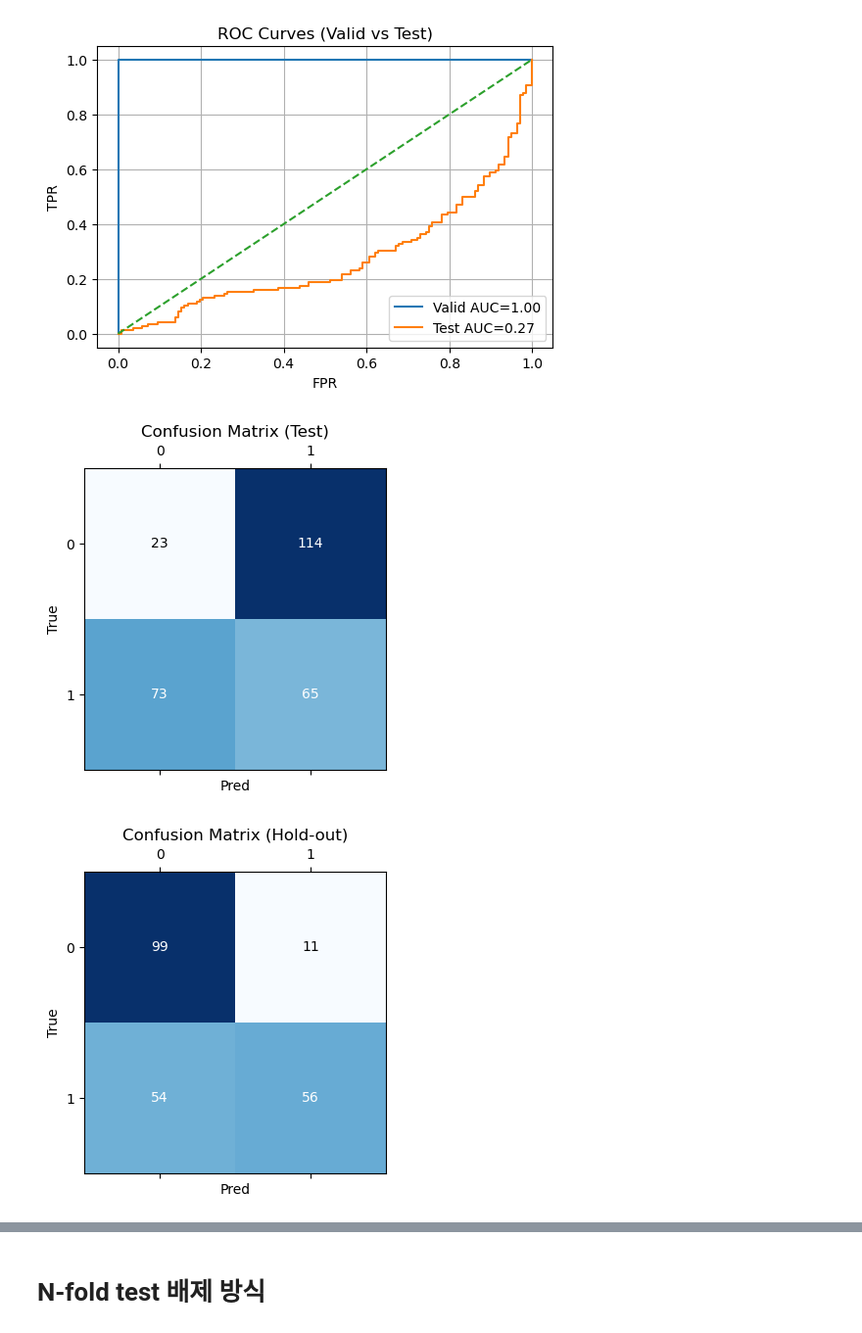
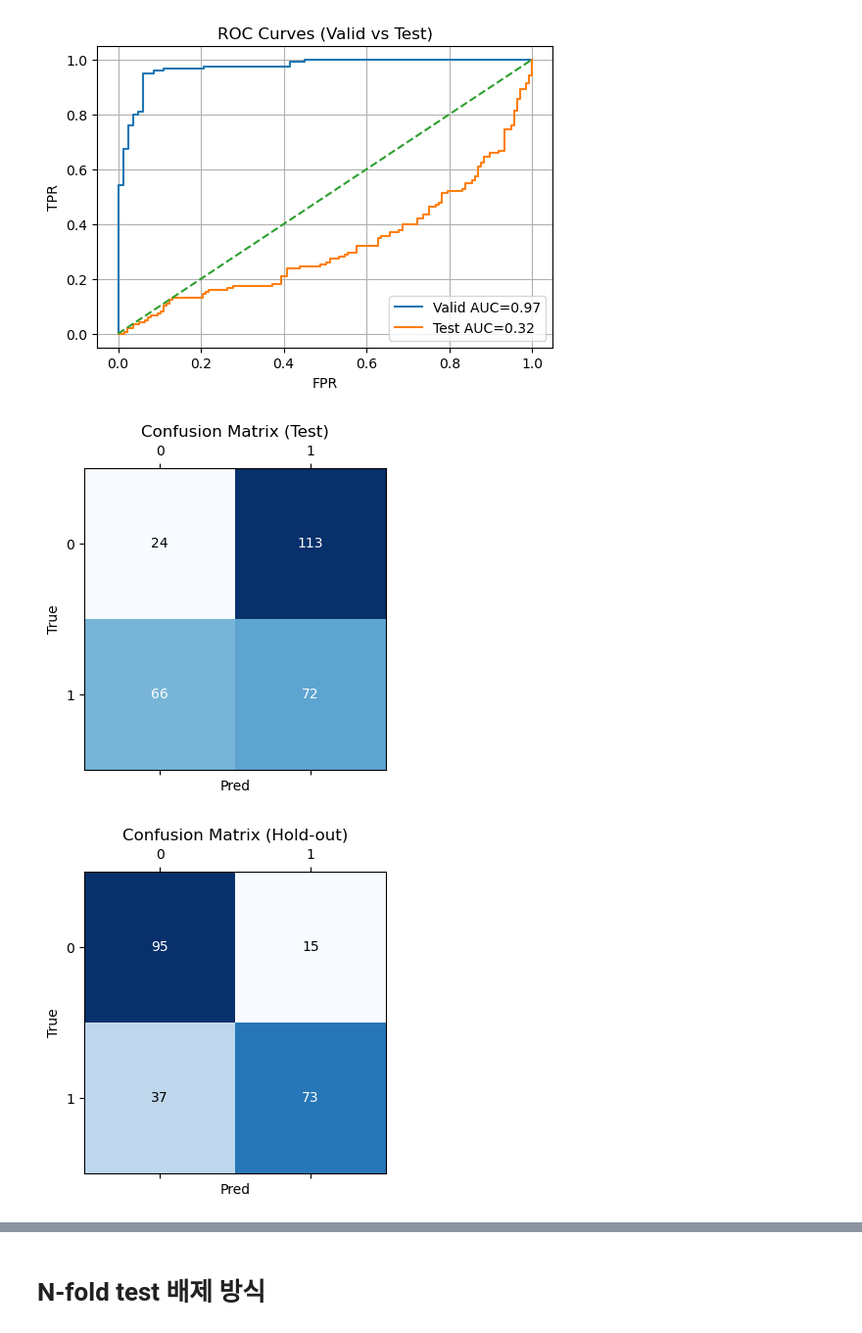
Before and after one commit to drmoon-1st/Jabez, a Jupyter notebook: golf/fusion/classfier.ipynb, the cells around one changed output, grey strips where cells are left out. Shown at 98% size. Saved outputs shown, nothing was run; the diff lists cells and outputs as text; code cells hidden in the pictures.

```diff
--- a/golf/fusion/classfier.ipynb
+++ b/golf/fusion/classfier.ipynb
@@ -57,24 +57,16 @@ X_st_va = reduce_stgcn(X_st_va)
 X_st_te = reduce_stgcn(X_st_te)
 
 # ────────────────────────────────────────────────────────
-# 2. Scaler 학습 (Train+Valid 합쳐서)
-X_train = np.concatenate([X_ts_tr, X_st_tr], axis=1)   # (348, feat_dim)
-X_valid = np.concatenate([X_ts_va, X_st_va], axis=1)   # ( 88, feat_dim)
-scaler  = StandardScaler().fit(
-    np.vstack([X_train, X_valid])                     # (436, feat_dim)
-)
+# 2. 정규화 없이 raw 임베딩 그대로 사용
+X_tr_raw = np.concatenate([X_ts_tr, X_st_tr], axis=1).astype(np.float32)
+X_va_raw = np.concatenate([X_ts_va, X_st_va], axis=1).astype(np.float32)
+X_te_raw = np.concatenate([X_ts_te, X_st_te], axis=1).astype(np.float32)
 
-# 데이터 스케일링
-X_tr_scaled  = scaler.transform(X_train).astype(np.float32)
-X_va_scaled  = scaler.transform(X_valid).astype(np.float32)
-X_te_scaled  = scaler.transform(
-    np.concatenate([X_ts_te, X_st_te], axis=1)
-).astype(np.float32)
+X_trva = np.vstack([X_tr_raw, X_va_raw])  # (436, feat_dim)
+y_trva = np.concatenate([y_tr, y_va], axis=0)   # (436,)
 
-# ────────────────────────────────────────────────────────
-# 3. Train+Valid 전체로 Head MLP 재학습
-X_trva = np.vstack([X_tr_scaled, X_va_scaled])  # (436, feat_dim)
-y_trva = np.concatenate([y_tr, y_va], axis=0)   # (436,)
+# 이후 MLP 학습, valid threshold 계산, test 평가, holdout fine-tune 등은 동일하게 유지
+
 
 class HeadMLP(nn.Module):
     def __init__(self, in_dim):
@@ -119,16 +111,10 @@ for epoch in range(1, RETRAIN_EPOCHS+1):
 model.load_state_dict(best_state)
 
 # ────────────────────────────────────────────────────────
-# 4. VALID에서 MLP 기준으로 optimal threshold 계산
-model.eval()
-with torch.no_grad():
-    va_tensor    = torch.from_numpy(X_va_scaled).to(DEVICE)
-    va_out       = model(va_tensor)
-    probs_va_mlp = torch.softmax(va_out, 1)[:, 1].cpu().numpy()
-
-fpr_va, tpr_va, ths_va = roc_curve(y_va, probs_va_mlp)
-opt_thr_va = ths_va[np.argmax(tpr_va - fpr_va)]
-print(f"[MLP VALID ROC] Optimal threshold = {opt_thr_va:.3f}")
+# 4. VALID threshold 고정 (0.5로 설정)
+opt_thr_va = 0.5
+print(f"[MLP VALID] Fixed threshold = {opt_thr_va:.3f}")
+# ────────────────────────────────────────────────────────
 
 # ────────────────────────────────────────────────────────
 # 5. Full Test 평가 (MLP VALID threshold 적용)
@@ -253,3 +239,3 @@ weighted avg     0.7414    0.7045    0.6928       220
-[figure, old version]
+[figure, new version]
 [figure]
-[figure, old version]
+[figure, new version]
```
Also changed, not shown: parts of 6 cells of this notebook, 17 other files.
